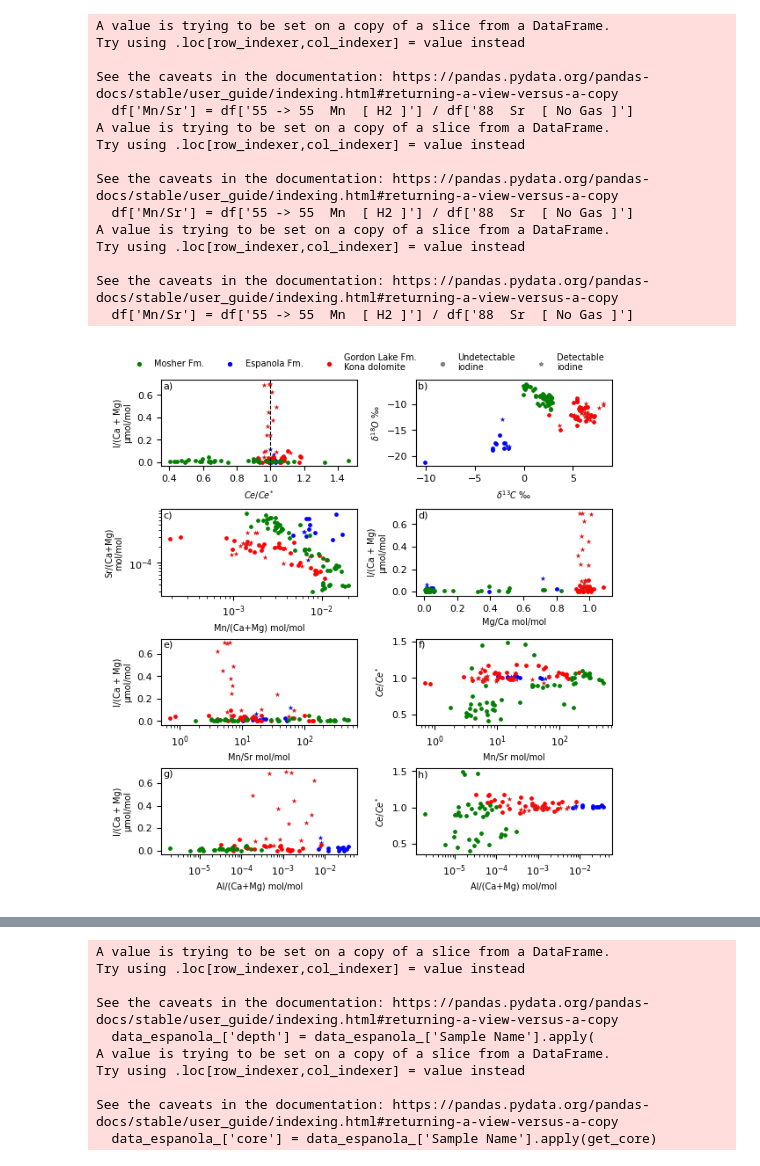
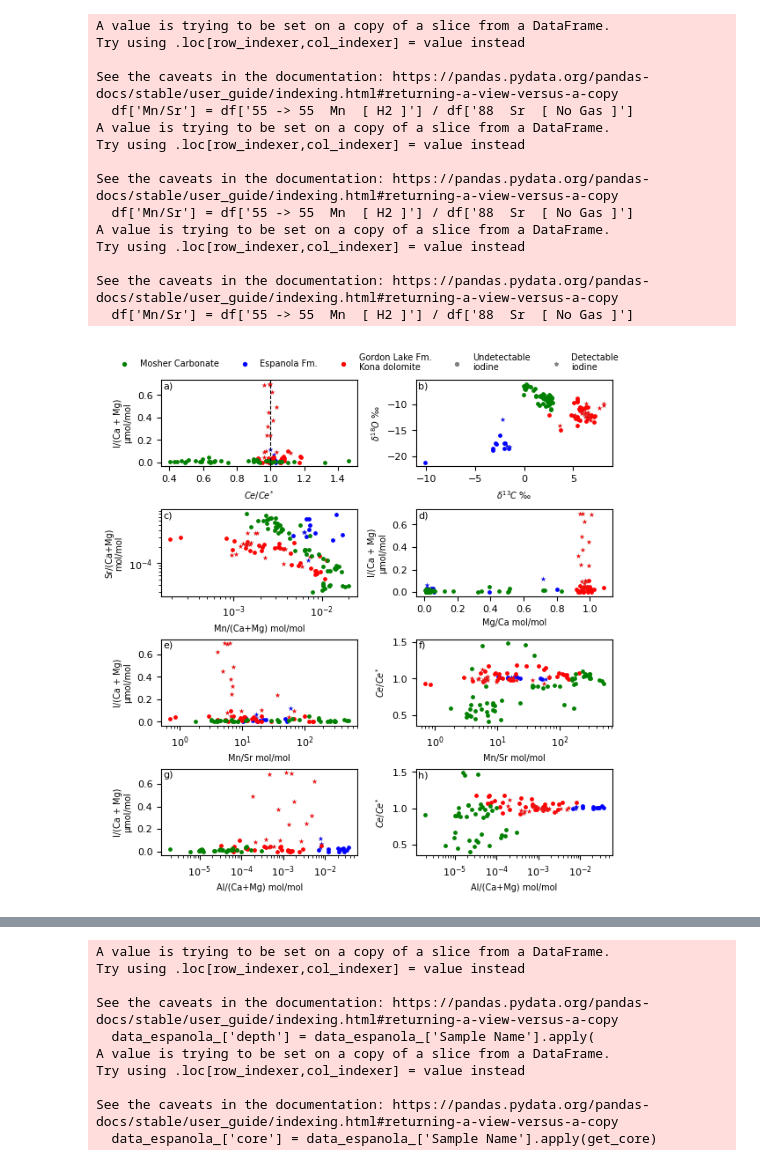
Before and after one commit to DanyIvan/Iodine_vs_cerium_anomalies_GOE, a Jupyter notebook: publication_plots.ipynb, the cells around one changed output, grey strips where cells are left out. Saved outputs shown, nothing was run; the diff lists cells and outputs as text; code cells hidden in the pictures.

```diff
--- a/publication_plots.ipynb
+++ b/publication_plots.ipynb
@@ -346,35 +342,35 @@ for i, ax in enumerate(axs):
 # make a legend
 def make_handles(m,c,s, alpha=None, edgecolor=None, linewidth=None):
         return plt.scatter([],[],marker=m, s=s, color=c, alpha=alpha,
              edgecolor=None, linewidth=None)
 handles = [make_handles("o","g", 8)] + [make_handles("o","b", 8)]  +\
     [make_handles("o","r", 8)] + [make_handles("o","gray", 8)] +\
     [make_handles("*","gray", 8)]
 
-legend_labels =[ "Mosher Fm.", "Espanola Fm.", "Gordon Lake Fm.\nKona dolomite", "Undetectable\niodine",
+legend_labels =[ "Mosher Carbonate", "Espanola Fm.", "Gordon Lake Fm.\nKona dolomite", "Undetectable\niodine",
     'Detectable\niodine']
 plt.sca(axs[0])
 plt.legend(handles, legend_labels, fontsize=7, frameon=0,
     loc='upper center', ncol=5, bbox_to_anchor=(1.05, 1.4))
 
 plt.subplots_adjust(hspace=0.5, wspace=0.3)
 # %% [output]
 A value is trying to be set on a copy of a slice from a DataFrame.
 Try using .loc[row_indexer,col_indexer] = value instead
 
 See the caveats in the documentation: https://pandas.pydata.org/pandas-docs/stable/user_guide/indexing.html#returning-a-view-versus-a-copy
   df['Mn/Sr'] = df['55 -> 55  Mn  [ H2 ]'] / df['88  Sr  [ No Gas ]']
 A value is trying to be set on a copy of a slice from a DataFrame.
 Try using .loc[row_indexer,col_indexer] = value instead
 
 See the caveats in the documentation: https://pandas.pydata.org/pandas-docs/stable/user_guide/indexing.html#returning-a-view-versus-a-copy
   df['Mn/Sr'] = df['55 -> 55  Mn  [ H2 ]'] / df['88  Sr  [ No Gas ]']
 A value is trying to be set on a copy of a slice from a DataFrame.
 Try using .loc[row_indexer,col_indexer] = value instead
 
 See the caveats in the documentation: https://pandas.pydata.org/pandas-docs/stable/user_guide/indexing.html#returning-a-view-versus-a-copy
   df['Mn/Sr'] = df['55 -> 55  Mn  [ H2 ]'] / df['88  Sr  [ No Gas ]']
-[figure, old version]
+[figure, new version]
 # %%
 def I_vs_I():
     '''
```
Also changed, not shown: parts of 12 cells of this notebook.
